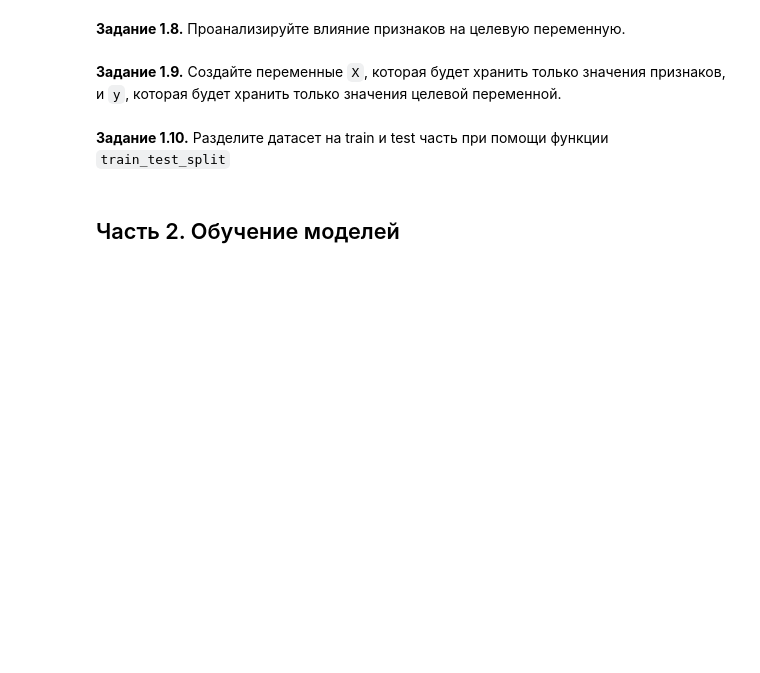
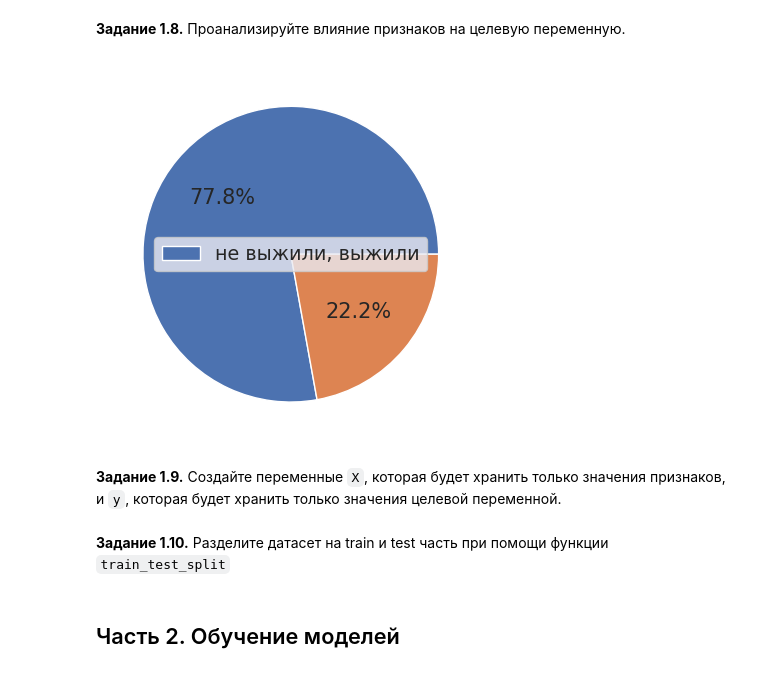
Before and after one commit to maksimvaig/-, a Jupyter notebook: week_01_ml_intro/Homework/hw_1_game_of_thrones.ipynb, the cells around one changed output. Drawn from its saved outputs; the diff is of its cells as text; code cells hidden in the pictures; blank space fills up the shorter version.

```diff
--- a/week_01_ml_intro/Homework/hw_1_game_of_thrones.ipynb
+++ b/week_01_ml_intro/Homework/hw_1_game_of_thrones.ipynb
@@ -412,3 +410,14 @@ NameError: name 'data' is not defined
+# %%
+data_1 = data['isAlive'].value_counts()
+
+# Строим круговую диаграмму
+plt.pie(data_1, autopct='%1.1f%%')
+
+plt.legend(['не выжили, выжили'])
+
+plt.show()
+# %% [output]
+[figure, added]
 # %% [markdown]
 **Задание 1.9.** Создайте переменные `X`, которая будет хранить только значения признаков, и `y`, которая будет хранить только значения целевой переменной.
 # %%
```
Also changed, not shown: parts of 3 cells of this notebook.
